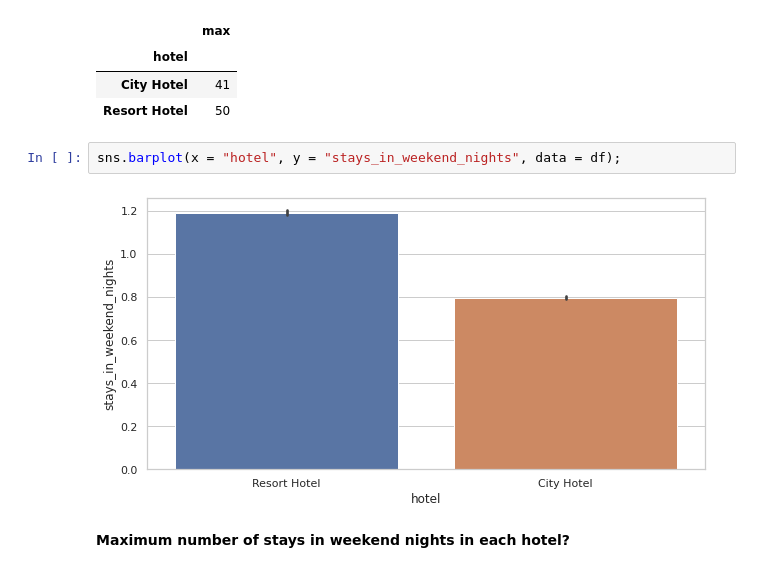
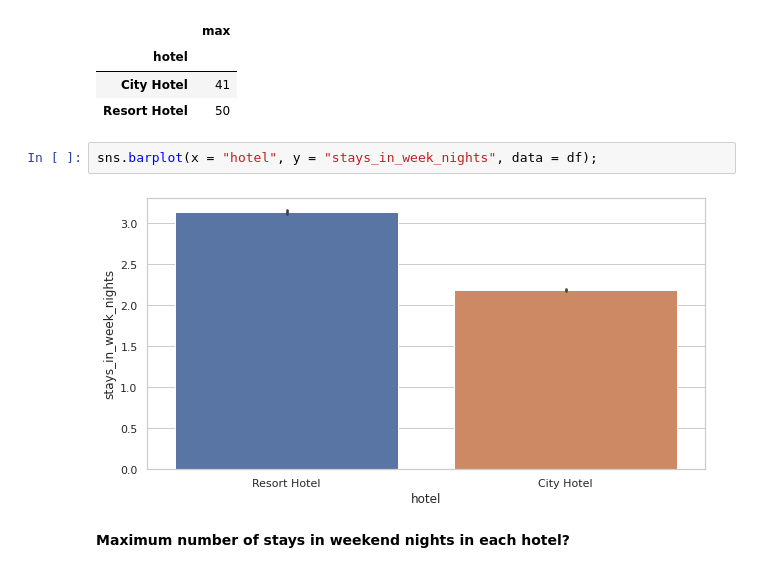
Before and after one commit to kunalNbadgujar/Hotel-Booking-Analysis, a Jupyter notebook: TEAM_Hotel_Booking_Analysis_Capstone_Project.ipynb, the cells around one changed output. Drawn from its saved outputs; the diff is of its cells as text.

```diff
--- a/TEAM_Hotel_Booking_Analysis_Capstone_Project.ipynb
+++ b/TEAM_Hotel_Booking_Analysis_Capstone_Project.ipynb
@@ -562,9 +562,9 @@ df.groupby(["hotel"])["stays_in_week_nights"].agg(["max"])
 | City Hotel | 41 |
 | Resort Hotel | 50 |
 # %%
-sns.barplot(x = "hotel", y = "stays_in_weekend_nights", data = df);
+sns.barplot(x = "hotel", y = "stays_in_week_nights", data = df);
 # %% [output]
-[figure, old version]
+[figure, new version]
 # %% [markdown]
 **Maximum number of stays in weekend nights in each hotel?**
 # %%
```
